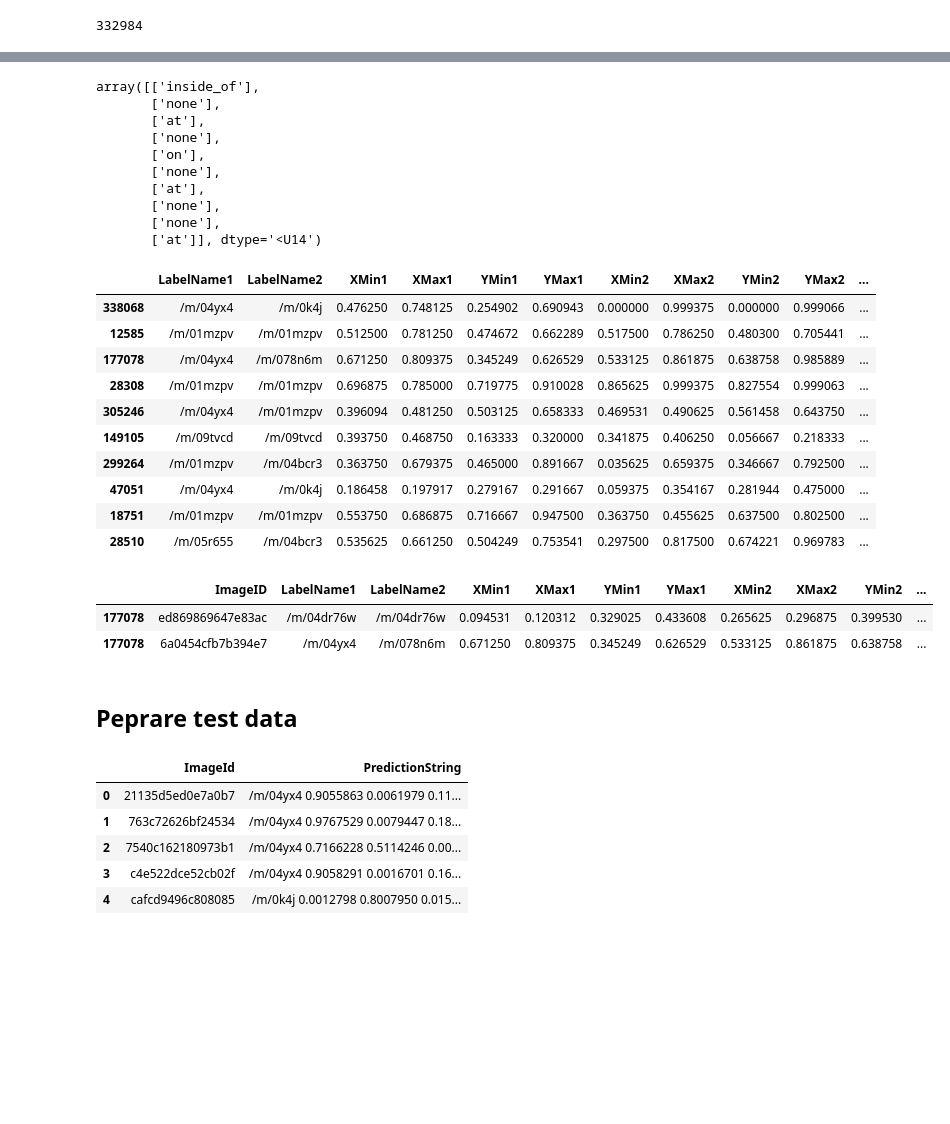
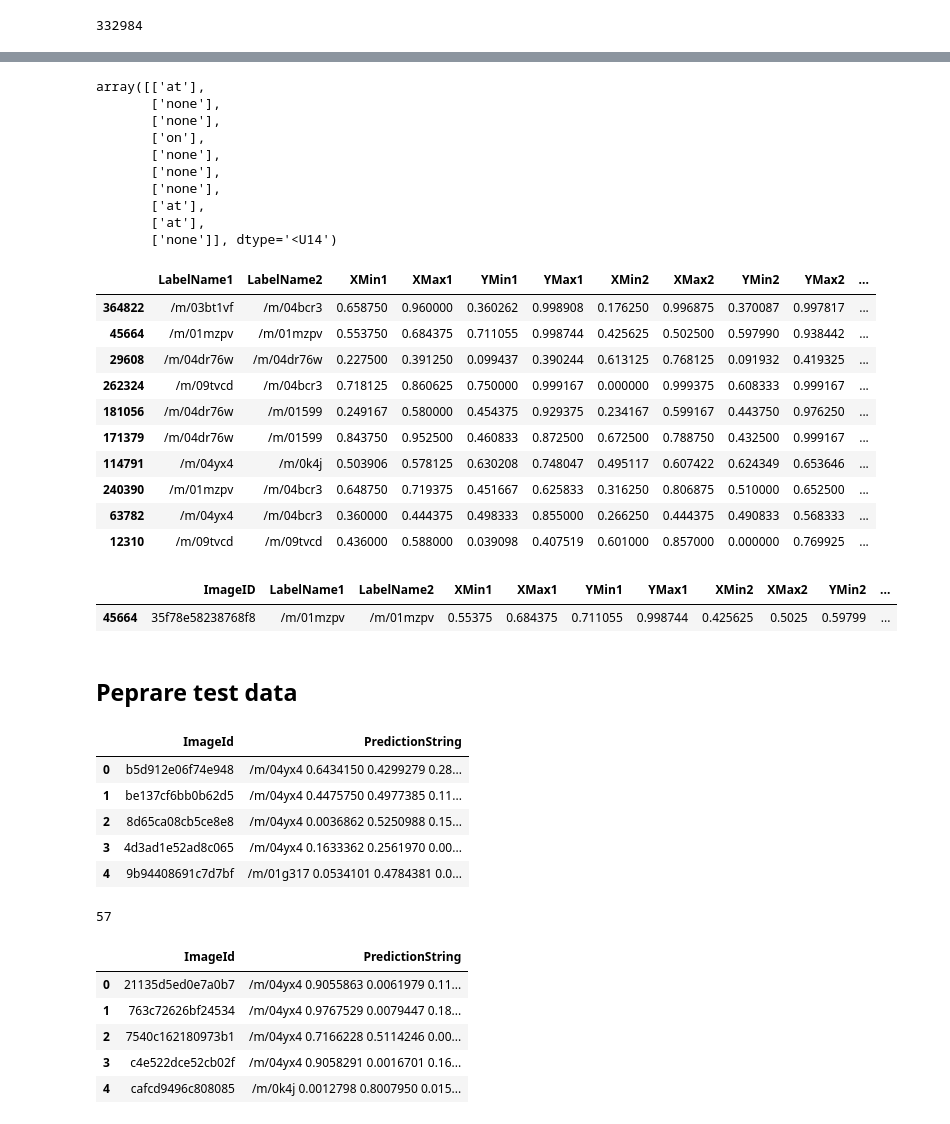
Before and after one commit to chicm/open-images-vrd, a Jupyter notebook: notebooks/tuple-rel-classifier.ipynb, the cells around one changed output, grey strips where cells are left out. Cells and saved outputs as stored; diff of their text form; code cells hidden in the pictures; blank space fills up the shorter version.

```diff
--- a/notebooks/tuple-rel-classifier.ipynb
+++ b/notebooks/tuple-rel-classifier.ipynb
@@ -262,3 +262,6 @@ df_neg.head()
 | 4 | 0000d776a625c28b | /m/09tvcd | /m/09tvcd | none | 0.33750 | 0.93750 | 0.07125 | 0.67750 | 0.991438 | ... |
 # %%
 df_neg.to_csv(osp.join(DATA_DIR, 'negative_tuples.csv'), index=False)
+# %%
+df_neg = pd.read_csv(osp.join(DATA_DIR, 'negative_tuples.csv'))
+df_neg.head()
@@ -425,38 +426,51 @@ val_preds = model.predict(X_val)
 # %%
 val_preds[:10]
 # %% [output]
-array([['inside_of'],
+array([['at'],
        ['none'],
-       ['at'],
        ['none'],
        ['on'],
        ['none'],
-       ['at'],
        ['none'],
        ['none'],
-       ['at']], dtype='<U14')
+       ['at'],
+       ['at'],
+       ['none']], dtype='<U14')
 # %%
 X_val[:10]
 # %% [output]
 |  | LabelName1 | LabelName2 | XMin1 | XMax1 | YMin1 | YMax1 | XMin2 | XMax2 | YMin2 | YMax2 | ... |
-| 338068 | /m/04yx4 | /m/0k4j | 0.476250 | 0.748125 | 0.254902 | 0.690943 | 0.000000 | 0.999375 | 0.000000 | 0.999066 | ... |
-| 12585 | /m/01mzpv | /m/01mzpv | 0.512500 | 0.781250 | 0.474672 | 0.662289 | 0.517500 | 0.786250 | 0.480300 | 0.705441 | ... |
-| 177078 | /m/04yx4 | /m/078n6m | 0.671250 | 0.809375 | 0.345249 | 0.626529 | 0.533125 | 0.861875 | 0.638758 | 0.985889 | ... |
-| 28308 | /m/01mzpv | /m/01mzpv | 0.696875 | 0.785000 | 0.719775 | 0.910028 | 0.865625 | 0.999375 | 0.827554 | 0.999063 | ... |
-| 305246 | /m/04yx4 | /m/01mzpv | 0.396094 | 0.481250 | 0.503125 | 0.658333 | 0.469531 | 0.490625 | 0.561458 | 0.643750 | ... |
-| 149105 | /m/09tvcd | /m/09tvcd | 0.393750 | 0.468750 | 0.163333 | 0.320000 | 0.341875 | 0.406250 | 0.056667 | 0.218333 | ... |
-| 299264 | /m/01mzpv | /m/04bcr3 | 0.363750 | 0.679375 | 0.465000 | 0.891667 | 0.035625 | 0.659375 | 0.346667 | 0.792500 | ... |
-| 47051 | /m/04yx4 | /m/0k4j | 0.186458 | 0.197917 | 0.279167 | 0.291667 | 0.059375 | 0.354167 | 0.281944 | 0.475000 | ... |
-| 18751 | /m/01mzpv | /m/01mzpv | 0.553750 | 0.686875 | 0.716667 | 0.947500 | 0.363750 | 0.455625 | 0.637500 | 0.802500 | ... |
-| 28510 | /m/05r655 | /m/04bcr3 | 0.535625 | 0.661250 | 0.504249 | 0.753541 | 0.297500 | 0.817500 | 0.674221 | 0.969783 | ... |
+| 364822 | /m/03bt1vf | /m/04bcr3 | 0.658750 | 0.960000 | 0.360262 | 0.998908 | 0.176250 | 0.996875 | 0.370087 | 0.997817 | ... |
+| 45664 | /m/01mzpv | /m/01mzpv | 0.553750 | 0.684375 | 0.711055 | 0.998744 | 0.425625 | 0.502500 | 0.597990 | 0.938442 | ... |
+| 29608 | /m/04dr76w | /m/04dr76w | 0.227500 | 0.391250 | 0.099437 | 0.390244 | 0.613125 | 0.768125 | 0.091932 | 0.419325 | ... |
+| 262324 | /m/09tvcd | /m/04bcr3 | 0.718125 | 0.860625 | 0.750000 | 0.999167 | 0.000000 | 0.999375 | 0.608333 | 0.999167 | ... |
+| 181056 | /m/04dr76w | /m/01599 | 0.249167 | 0.580000 | 0.454375 | 0.929375 | 0.234167 | 0.599167 | 0.443750 | 0.976250 | ... |
+| 171379 | /m/04dr76w | /m/01599 | 0.843750 | 0.952500 | 0.460833 | 0.872500 | 0.672500 | 0.788750 | 0.432500 | 0.999167 | ... |
+| 114791 | /m/04yx4 | /m/0k4j | 0.503906 | 0.578125 | 0.630208 | 0.748047 | 0.495117 | 0.607422 | 0.624349 | 0.653646 | ... |
+| 240390 | /m/01mzpv | /m/04bcr3 | 0.648750 | 0.719375 | 0.451667 | 0.625833 | 0.316250 | 0.806875 | 0.510000 | 0.652500 | ... |
+| 63782 | /m/04yx4 | /m/04bcr3 | 0.360000 | 0.444375 | 0.498333 | 0.855000 | 0.266250 | 0.444375 | 0.490833 | 0.568333 | ... |
+| 12310 | /m/09tvcd | /m/09tvcd | 0.436000 | 0.588000 | 0.039098 | 0.407519 | 0.601000 | 0.857000 | 0.000000 | 0.769925 | ... |
 # %%
-df_train.loc[df_train.index==177078]
+df_train.loc[df_train.index==45664]
 # %% [output]
 |  | ImageID | LabelName1 | LabelName2 | XMin1 | XMax1 | YMin1 | YMax1 | XMin2 | XMax2 | YMin2 | ... |
-| 177078 | ed869869647e83ac | /m/04dr76w | /m/04dr76w | 0.094531 | 0.120312 | 0.329025 | 0.433608 | 0.265625 | 0.296875 | 0.399530 | ... |
-| 177078 | 6a0454cfb7b394e7 | /m/04yx4 | /m/078n6m | 0.671250 | 0.809375 | 0.345249 | 0.626529 | 0.533125 | 0.861875 | 0.638758 | ... |
+| 45664 | 35f78e58238768f8 | /m/01mzpv | /m/01mzpv | 0.55375 | 0.684375 | 0.711055 | 0.998744 | 0.425625 | 0.5025 | 0.59799 | ... |
 # %% [markdown]
 ## Peprare test data
+# %%
+df_det = pd.read_csv('/mnt/chicm/open-images/sub_cas_0_500_0729.csv')
+df_det.head()
+# %% [output]
+|  | ImageId | PredictionString |
+| 0 | b5d912e06f74e948 | /m/04yx4 0.6434150 0.4299279 0.28... |
+| 1 | be137cf6bb0b62d5 | /m/04yx4 0.4475750 0.4977385 0.11... |
+| 2 | 8d65ca08cb5ce8e8 | /m/04yx4 0.0036862 0.5250988 0.15... |
+| 3 | 4d3ad1e52ad8c065 | /m/04yx4 0.1633362 0.2561970 0.00... |
+| 4 | 9b94408691c7d7bf | /m/01g317 0.0534101 0.4784381 0.0... |
+# %%
+len(tuple_classes)
+# %% [output]
+57
 # %%
 df_det = pd.read_csv('sub_detect_0724.csv')
 df_det.head()
```
Also changed, not shown: parts of 35 cells of this notebook.
